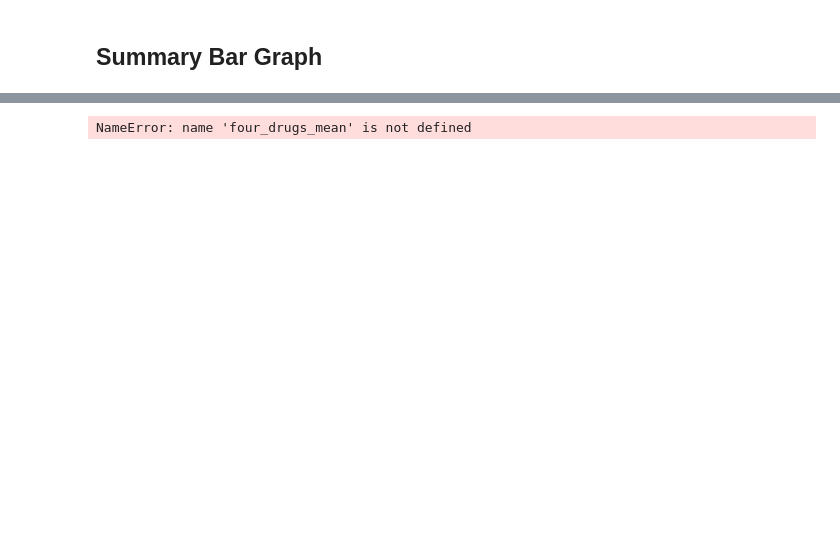
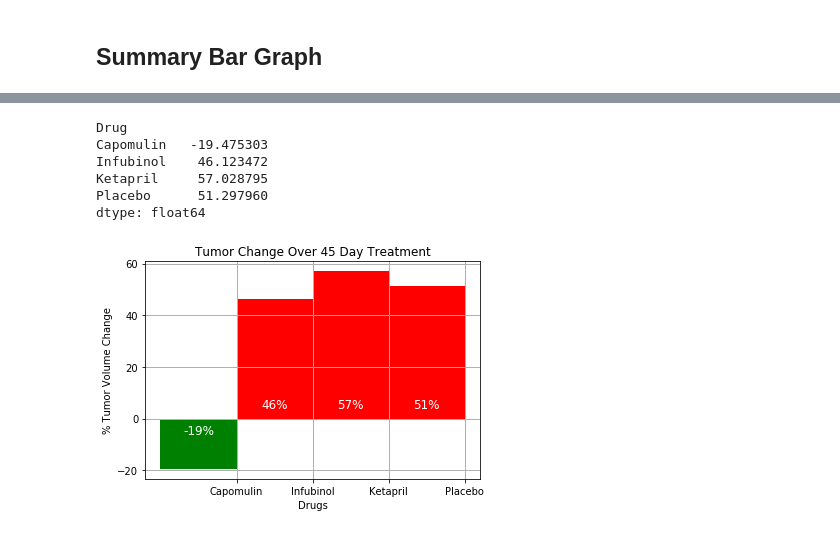
Before and after one commit to kattelya/matplotlib-challenge, a Jupyter notebook: pymaceuticals_starter.ipynb, the cells around one changed output, grey strips where cells are left out. Saved outputs shown, nothing was run; the diff lists cells and outputs as text; code cells hidden in the pictures; blank space fills up the shorter version.

Commit message:
finally done after working at the last question for 7 hours

```diff
--- a/pymaceuticals_starter.ipynb
+++ b/pymaceuticals_starter.ipynb
@@ -361,5 +342,0 @@ Name: Tumor Volume (mm3), dtype: float64
-# %%
-percent = four_drugs_mean.pct_change(fill_method='ffill') * 100
-percent.sum()
-# %% [output]
-NameError: name 'four_drugs_mean' is not defined
@@ -390,2 +343,73 @@ fig.show()
+# %%
+# https://www.youtube.com/watch?v=MSXGbXJiTt4
+four_drugs_volume = reformat_tumor_data[["Capomulin", "Infubinol","Ketapril", "Placebo"]]
+# Calculate the percent changes for each drug
+tumor_percent_volume_change = ((four_drugs_volume.iloc[-1] - four_drugs_volume.iloc[0]) / four_drugs_volume.iloc[0]) * 100
+tumor_percent_volume_change
+# %% [output]
+Drug
+Capomulin   -19.475303
+Infubinol    46.123472
+Ketapril     57.028795
+Placebo      51.297960
+dtype: float64
+# %%
+# set drugs name as index
+drugs_index = (tumor_percent_volume_change.index)
+
+# Store all Relevant Percent Changes into a Tuple - numpy array
+drugs_volume = (tumor_percent_volume_change.values)
+
+# Splice the data between passing and failing drugs
+# Use list comprehension to set the pass fail creteria to determine our bar color
+# stackoverflow.com/questions/4260280/if-else-in-a-list-comprehension
+pass_fail = ['g' if volume_drugs < 0 else 'r' for volume_drugs in drugs_volume]
+
+# matplotlib.org/3.1.1/galeries/lines_bars_and_markers/barchart.html
+# https://stackoverflow.com/questions/54727603/how-to-align-the-bars-in-a-bar-chart-between-ticks-matplotlib
+x_axis = np.arange(len(drugs_index))
+# %%
+# Plot our bar graph
+drugs_bar = plt.bar(x_axis, drugs_volume, color = pass_fail, align = "edge", width = 1)
+plt.grid(True, linewidth = 1)
+
+# Orient widths. Add labels, tick marks, etc.
+plt.title("Tumor Change Over 45 Day Treatment")
+plt.xlabel("Drugs")
+plt.ylabel("% Tumor Volume Change")
+plt.yticks([-20, 0, 20, 40, 60])
+
+# https://stats.stackexchange.com/questions/3476/how-to-name-the-ticks-in-a-python-matplotlib-boxplot
+# rename the ticks to match drugs label
+plt.xticks([1, 2, 3, 4], ["Capomulin", "Infubinol","Ketapril", "Placebo"])
+
+# reformat our data label
+#https://stackoverflow.com/questions/52823128/unsupported-format-string-passed-to-numpy-ndarray
+label = list(map('{:.0f}%'.format,tumor_percent_volume_change))
+
+# Use functions to label the percentages of changes
+# https://stackoverflow.com/questions/30228069/how-to-display-the-value-of-the-bar-on-each-bar-with-pyplot-barh
+# https://matplotlib.org/3.1.1/gallery/lines_bars_and_markers/barchart.html
+def autolabel(rects):
+    """Attach a text label above each bar in *rects*, displaying its height."""
+    for i, rect in enumerate(rects):
+        height = int(drugs_volume[i])
+        if height <= 0:
+            plt.text(rect.get_x() + rect.get_width()/2., -2, (label[i]),
+                    ha ="center", va="top", color="white", size="12")
+        else:
+            plt.text(rect.get_x() + rect.get_width()/2., 8, (label[i]),
+                    ha ="center", va="top", color="white", size="12")
+
+# Call functions to implement the function calls
+autolabel(drugs_bar)
+
+# Save the Figure
+plt.savefig("Tumor % Volume Change")
+
+# Show the Figure
+plt.show()
+# %% [output]
+[figure, added]
 # %% [markdown]
 ![Metastatic Spread During Treatment](../Images/change.png)
```
Also changed, not shown: parts of 12 cells of this notebook, 1 other file.
